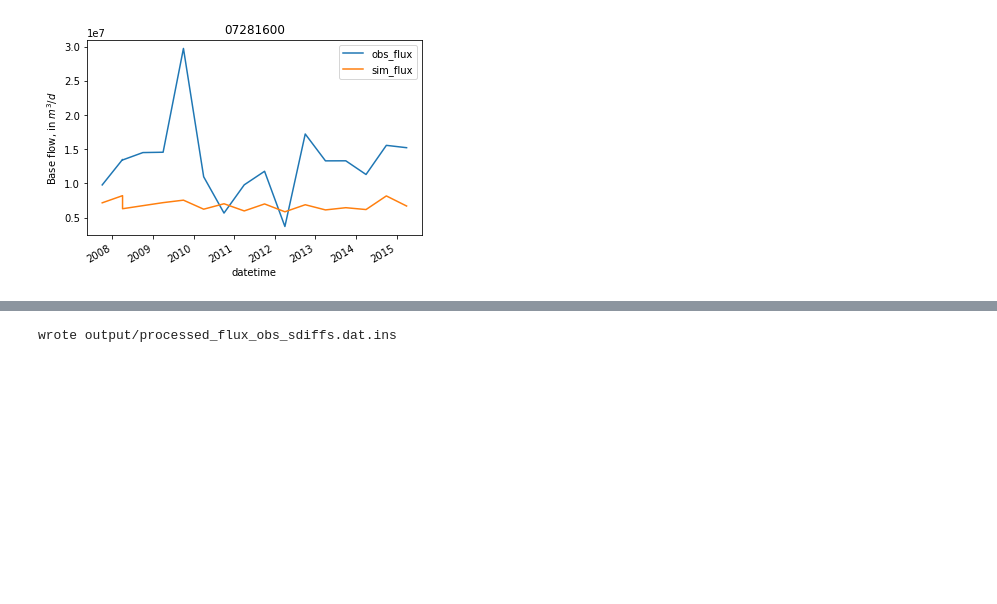
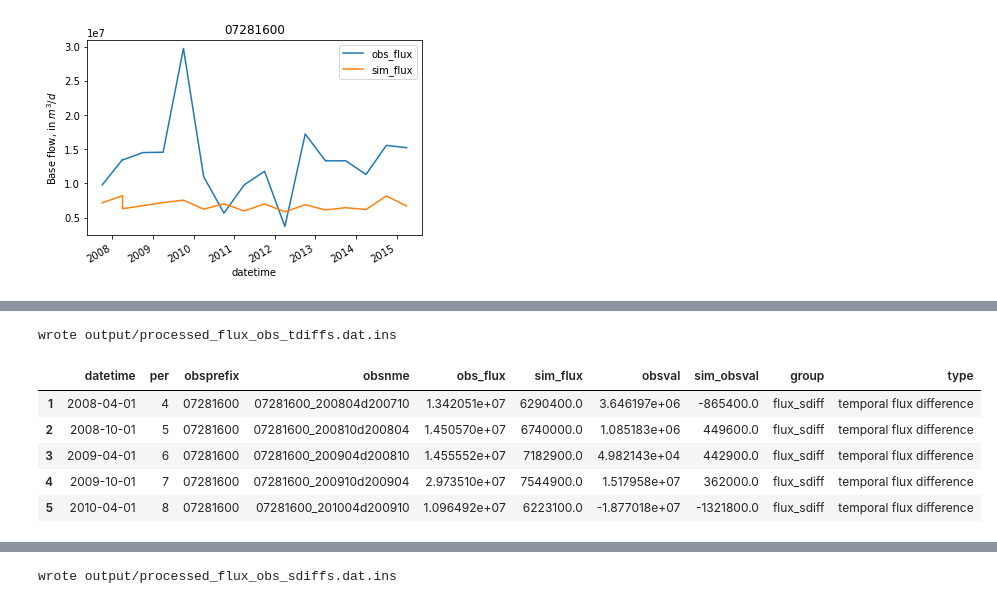
Before and after one commit to aleaf/modflow-obs, a Jupyter notebook: docs/source/notebooks/Example.ipynb, the cells around one changed output, grey strips where cells are left out. Saved outputs shown, nothing was run; the diff lists cells and outputs as text; code cells hidden in the pictures; blank space fills up the shorter version.

```diff
--- a/docs/source/notebooks/Example.ipynb
+++ b/docs/source/notebooks/Example.ipynb
@@ -362,0 +377,19 @@ Text(0, 0.5, 'Base flow, in $m^3/d$')
+# %%
+flux_tdiff = get_temporal_differences(base_flux_obs,
+                                      perioddata,
+                                      obs_values_col='obs_flux',
+                                      sim_values_col='sim_flux',
+                                      obstype='flux',
+                                      write_ins=True,
+                                      outfile=output_folder / 'processed_flux_obs_tdiffs.dat')
+# %% [output]
+wrote output/processed_flux_obs_tdiffs.dat.ins
+# %%
+flux_tdiff.head()
+# %% [output]
+|  | datetime | per | obsprefix | obsnme | obs_flux | sim_flux | obsval | sim_obsval | group | type |
+| 1 | 2008-04-01 | 4 | 07281600 | 07281600_200804d200710 | 1.342051e+07 | 6290400.0 | 3.646197e+06 | -865400.0 | flux_sdiff | temporal flux difference |
+| 2 | 2008-10-01 | 5 | 07281600 | 07281600_200810d200804 | 1.450570e+07 | 6740000.0 | 1.085183e+06 | 449600.0 | flux_sdiff | temporal flux difference |
+| 3 | 2009-04-01 | 6 | 07281600 | 07281600_200904d200810 | 1.455552e+07 | 7182900.0 | 4.982143e+04 | 442900.0 | flux_sdiff | temporal flux difference |
+| 4 | 2009-10-01 | 7 | 07281600 | 07281600_200910d200904 | 2.973510e+07 | 7544900.0 | 1.517958e+07 | 362000.0 | flux_sdiff | temporal flux difference |
+| 5 | 2010-04-01 | 8 | 07281600 | 07281600_201004d200910 | 1.096492e+07 | 6223100.0 | -1.877018e+07 | -1321800.0 | flux_sdiff | temporal flux difference |
```
Also changed, not shown: parts of 10 cells of this notebook, 5 other files.
